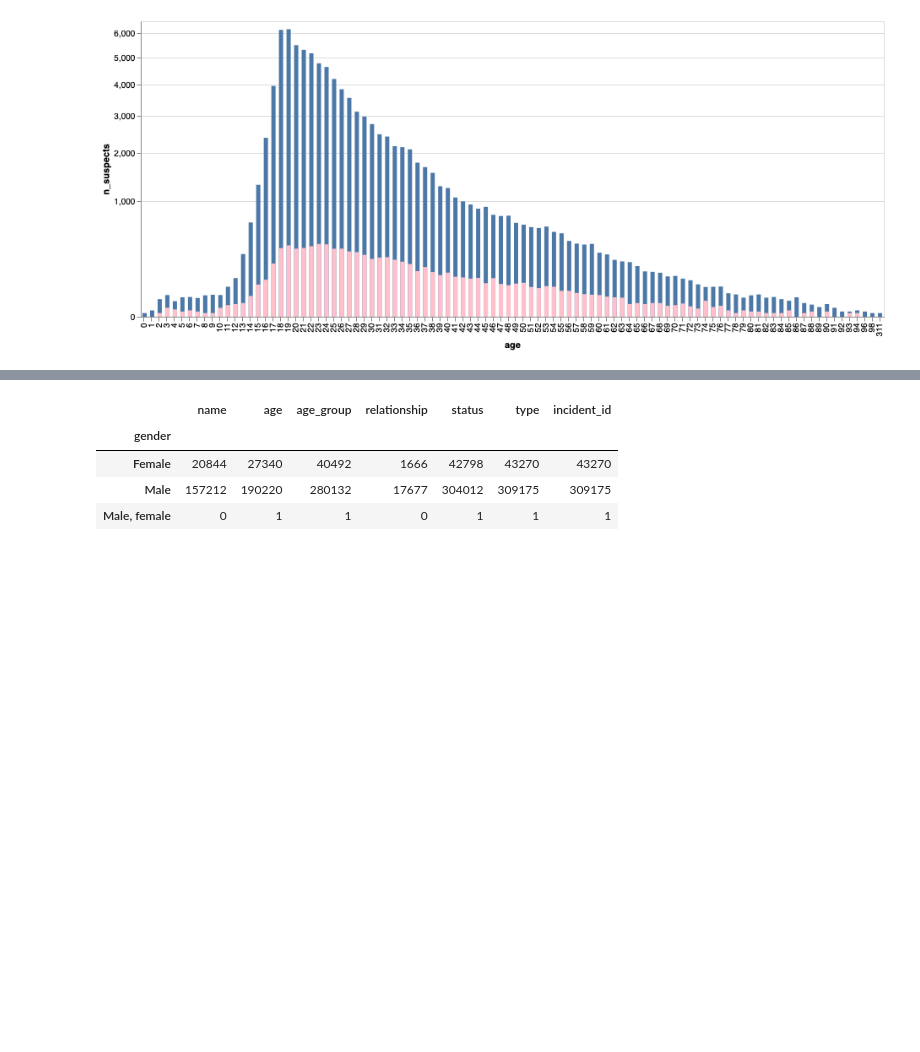
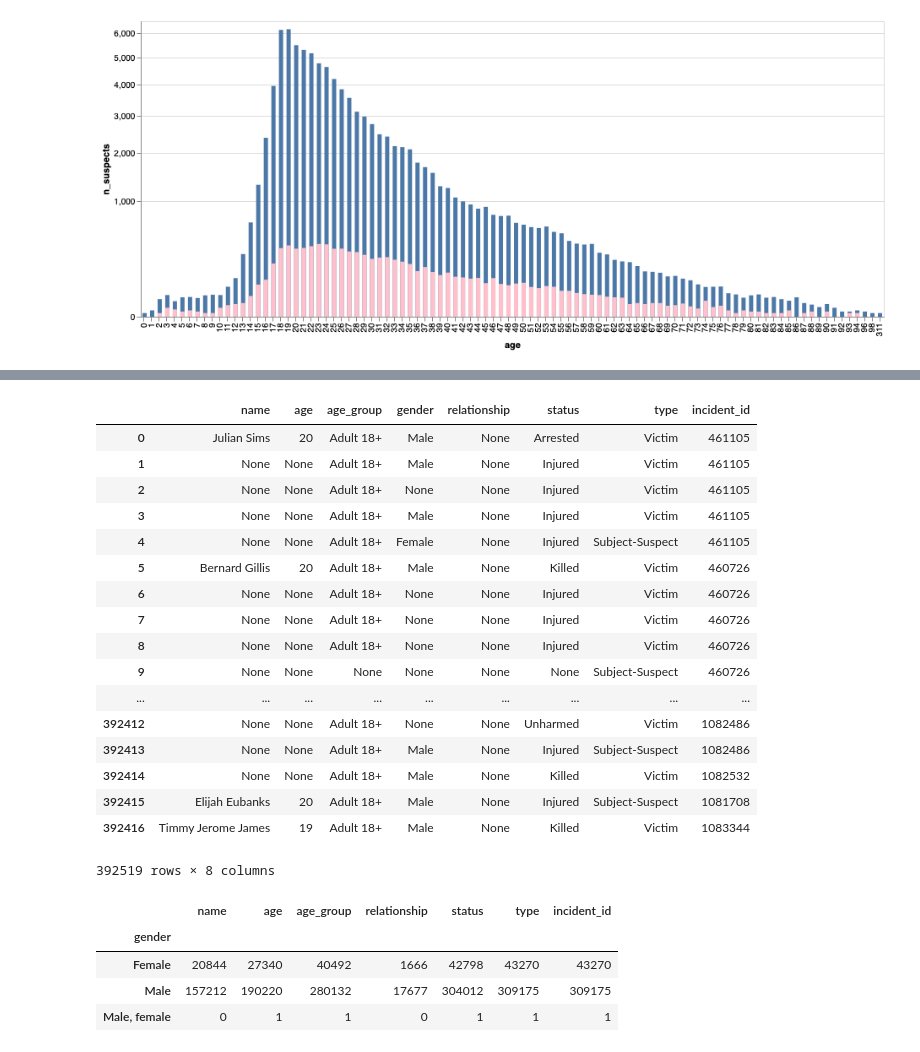
Before and after one commit to mideaconu/gun-violence, a Jupyter notebook: gun-violence.ipynb, the cells around one changed output, grey strips where cells are left out. Cells and saved outputs as stored; diff of their text form; code cells hidden in the pictures; blank space fills up the shorter version.

```diff
--- a/gun-violence.ipynb
+++ b/gun-violence.ipynb
@@ -552,3 +572,24 @@ plot_m + plot_f
+# %%
+participants
+# %% [output]
+|  | name | age | age_group | gender | relationship | status | type | incident_id |
+| 0 | Julian Sims | 20 | Adult 18+ | Male | None | Arrested | Victim | 461105 |
+| 1 | None | None | Adult 18+ | Male | None | Injured | Victim | 461105 |
+| 2 | None | None | Adult 18+ | None | None | Injured | Victim | 461105 |
+| 3 | None | None | Adult 18+ | Male | None | Injured | Victim | 461105 |
+| 4 | None | None | Adult 18+ | Female | None | Injured | Subject-Suspect | 461105 |
+| 5 | Bernard Gillis | 20 | Adult 18+ | Male | None | Killed | Victim | 460726 |
+| 6 | None | None | Adult 18+ | None | None | Injured | Victim | 460726 |
+| 7 | None | None | Adult 18+ | None | None | Injured | Victim | 460726 |
+| 8 | None | None | Adult 18+ | None | None | Injured | Victim | 460726 |
+| 9 | None | None | None | None | None | None | Subject-Suspect | 460726 |
+| ... | ... | ... | ... | ... | ... | ... | ... | ... |
+| 392412 | None | None | Adult 18+ | None | None | Unharmed | Victim | 1082486 |
+| 392413 | None | None | Adult 18+ | Male | None | Injured | Subject-Suspect | 1082486 |
+| 392414 | None | None | Adult 18+ | Male | None | Killed | Victim | 1082532 |
+| 392415 | Elijah Eubanks | 20 | Adult 18+ | Male | None | Injured | Subject-Suspect | 1081708 |
+| 392416 | Timmy Jerome James | 19 | Adult 18+ | Male | None | Killed | Victim | 1083344 |
+392519 rows × 8 columns
 # %%
 # TODO clean this...
 participants.groupby("gender").count()
```
Also changed, not shown: parts of 4 cells of this notebook.
